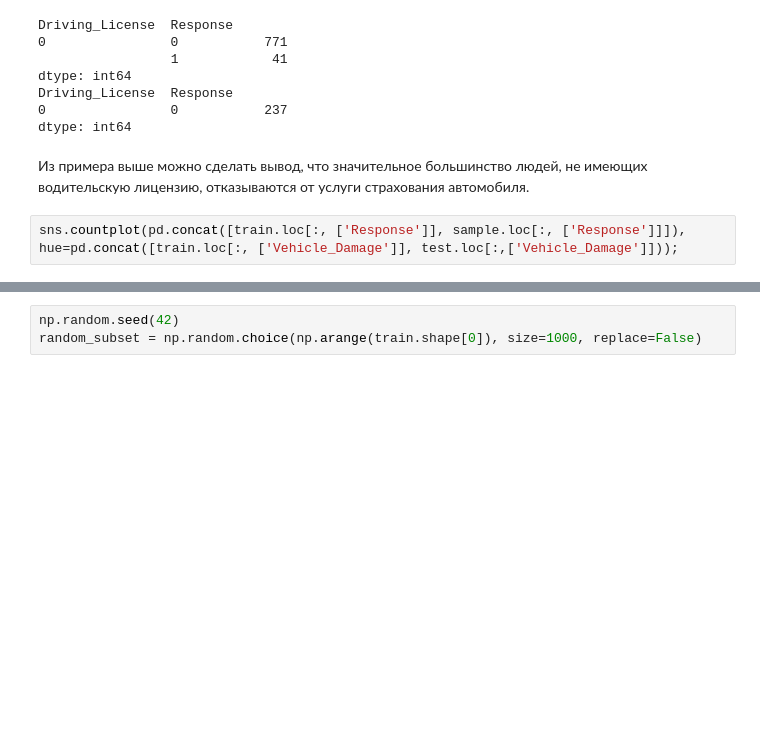
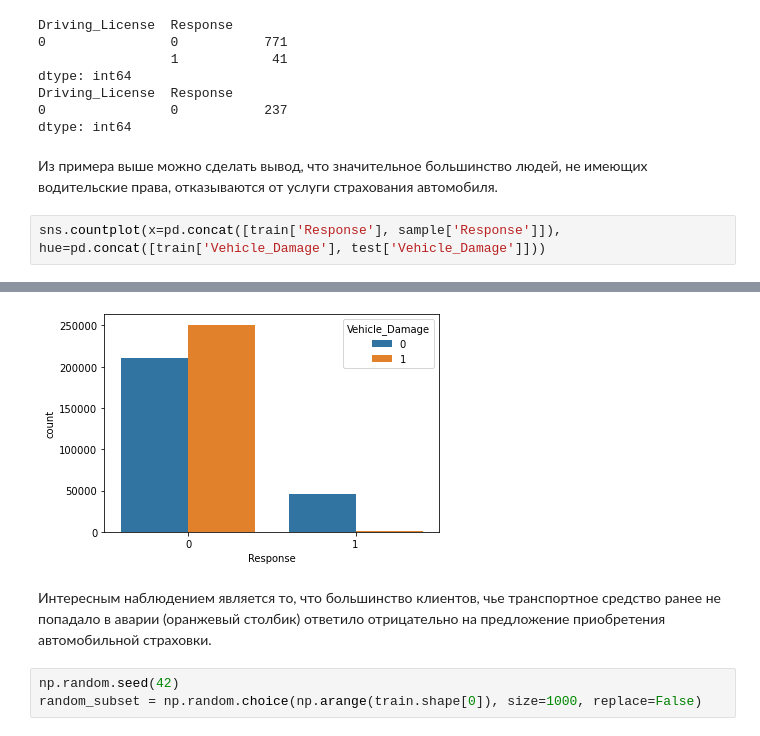
Before and after one commit to alexsoll/MachineLearningCourse, a Jupyter notebook: Janatahack_cross-sell_prediction.ipynb, the cells around one changed output, grey strips where cells are left out. Drawn from its saved outputs; the diff is of its cells as text; blank space fills up the shorter version.

```diff
--- a/Janatahack_cross-sell_prediction.ipynb
+++ b/Janatahack_cross-sell_prediction.ipynb
@@ -186,7 +221,7 @@ Driving_License  Response
 0                0           237
 dtype: int64
 # %% [markdown]
-Из примера выше можно сделать вывод, что значительное большинство людей, не имеющих водительскую лицензию, отказываются от услуги страхования автомобиля.
+Из примера выше можно сделать вывод, что значительное большинство людей, не имеющих водительские права, отказываются от услуги страхования автомобиля.
 # %%
-sns.countplot(pd.concat([train.loc[:, ['Response']], sample.loc[:, ['Response']]]), hue=pd.concat([train.loc[:, ['Vehicle_Damage']], test.loc[:,['Vehicle_Damage']]));
+sns.countplot(x=pd.concat([train['Response'], sample['Response']]), hue=pd.concat([train['Vehicle_Damage'], test['Vehicle_Damage']]))
 # %% [output]
@@ -194,3 +229,6 @@ SyntaxError: closing parenthesis ')' does not match opening parenthesis '[' (<ip
+[figure, added]
+# %% [markdown]
+Интересным наблюдением является то, что большинство клиентов, чье транспортное средство ранее не попадало в аварии (оранжевый столбик) ответило отрицательно на предложение приобретения автомобильной страховки.
 # %%
 np.random.seed(42)
 random_subset = np.random.choice(np.arange(train.shape[0]), size=1000, replace=False)
```
Also changed, not shown: parts of 18 cells of this notebook.
